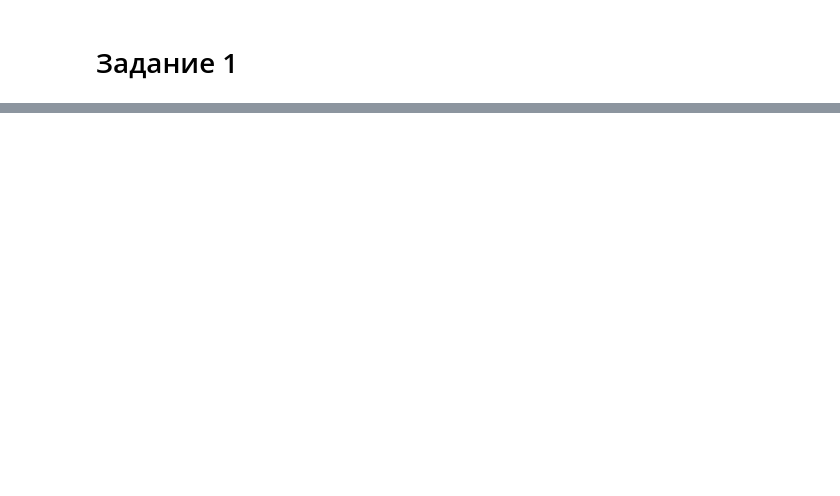
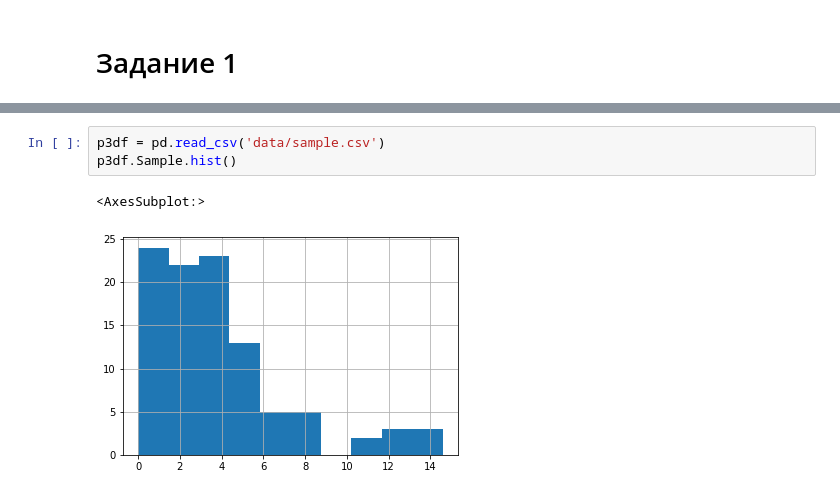
Before and after one commit to ksetdekov/HSE_DS, a Jupyter notebook: 03 Math/Stat hw3/hw3.ipynb, the cells around one changed output, grey strips where cells are left out. Cells and saved outputs as stored; diff of their text form; blank space fills up the shorter version.

```diff
--- a/03 Math/Stat hw3/hw3.ipynb
+++ b/03 Math/Stat hw3/hw3.ipynb
@@ -25,0 +94,6 @@
+# %%
+p3df = pd.read_csv('data/sample.csv')
+p3df.Sample.hist()
+# %% [output]
+<AxesSubplot:>
+[figure, added]
```
Also changed, not shown: parts of 13 cells of this notebook.
